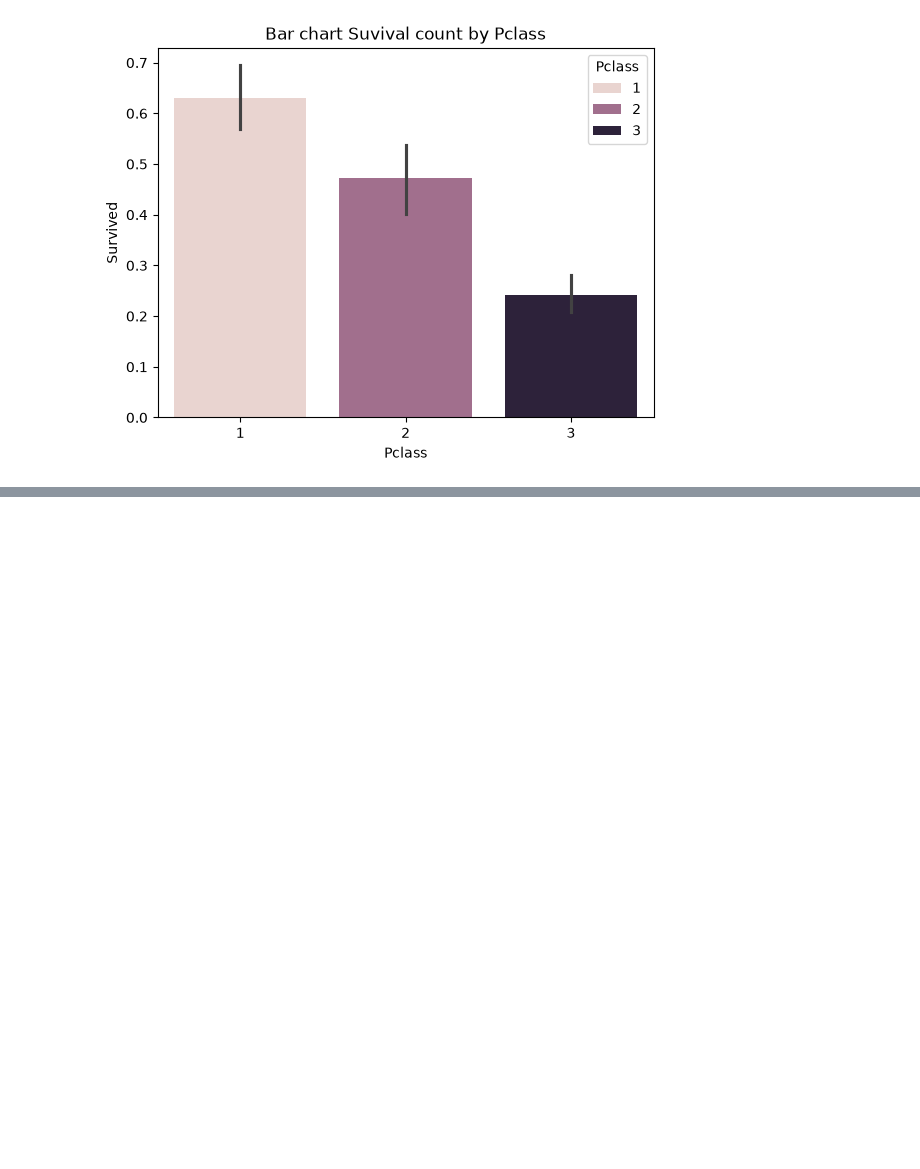
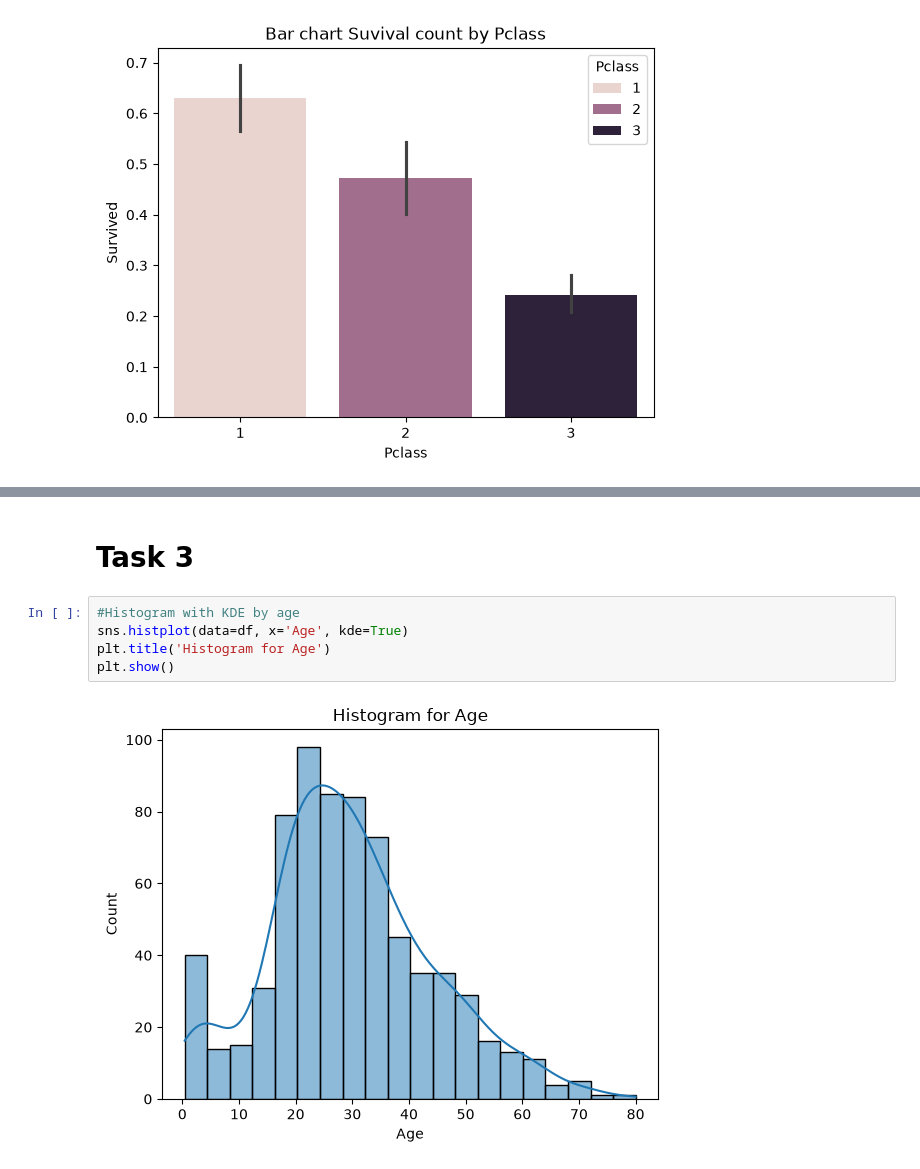
Before and after one commit to mrshakil015/Data-Science-and-Statistics-Python, a Jupyter notebook: nsda_data_science/job_1.ipynb, the cells around one changed output, grey strips where cells are left out. Drawn from its saved outputs; the diff is of its cells as text; blank space fills up the shorter version.

```diff
--- a/nsda_data_science/job_1.ipynb
+++ b/nsda_data_science/job_1.ipynb
@@ -85,0 +93,9 @@ plt.show()
+# %% [markdown]
+# **Task 3**
+# %%
+#Histogram with KDE by age
+sns.histplot(data=df, x='Age', kde=True)
+plt.title('Histogram for Age')
+plt.show()
+# %% [output]
+[figure, added]
```
Also changed, not shown: parts of 6 cells of this notebook, 1 other file.
